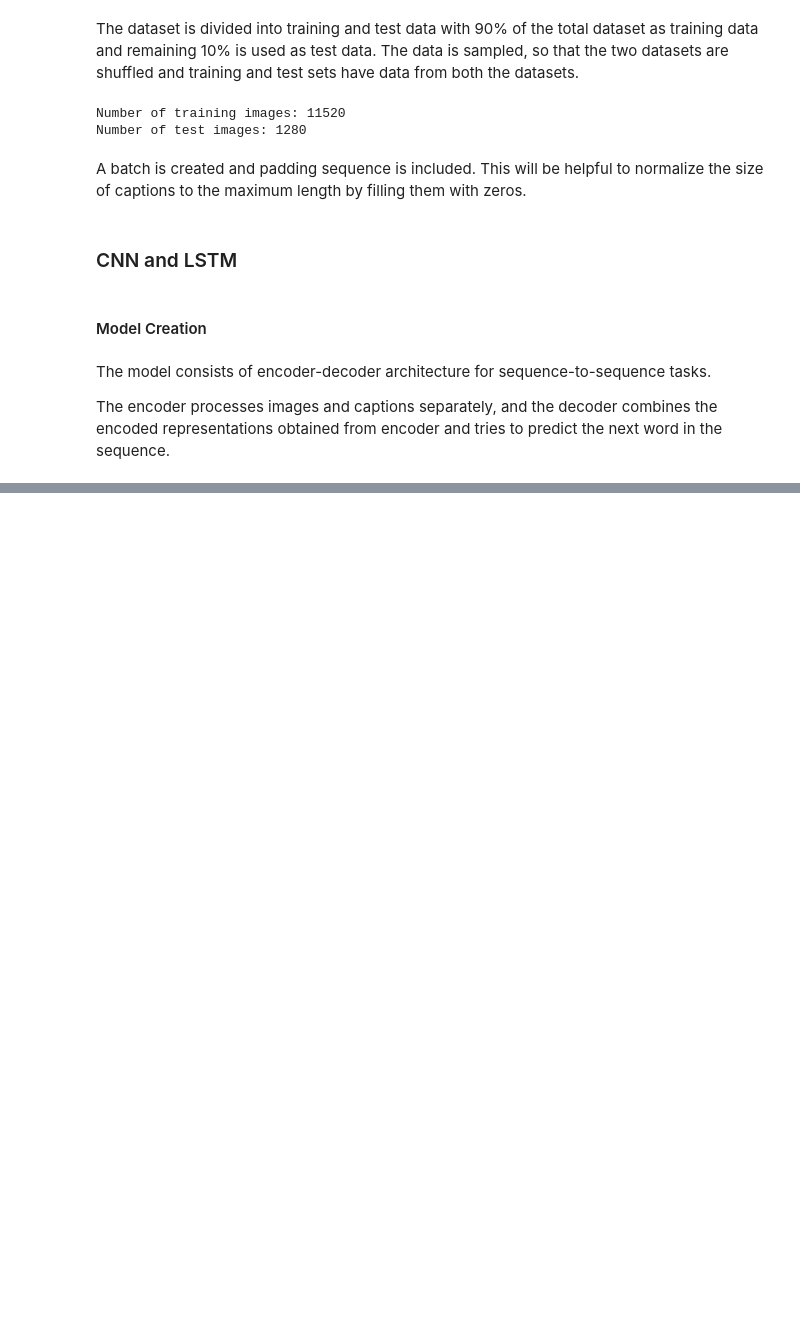
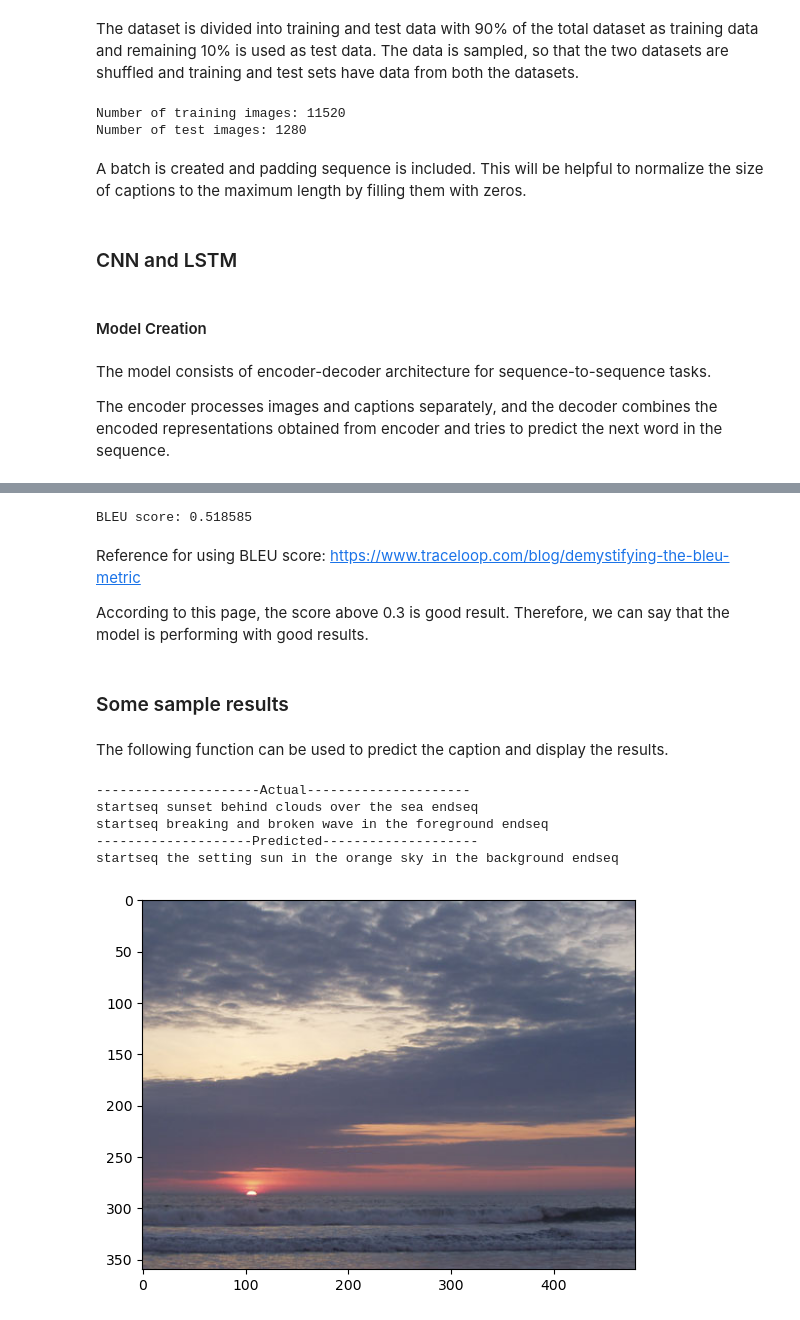
Before and after one commit to bhavanakv/ImageCaptionGenerator, a Jupyter notebook: ImageCaptionGenerator.ipynb, the cells around one changed output, grey strips where cells are left out. Drawn from its saved outputs; the diff is of its cells as text; code cells hidden in the pictures; blank space fills up the shorter version.

```diff
--- a/ImageCaptionGenerator.ipynb
+++ b/ImageCaptionGenerator.ipynb
@@ -148,7 +154,7 @@ dataset1_path = 'Data/Images_Dataset1'
 dataset2_path = 'Data/Images_Dataset2'
 
 # Dataset 1
-for img_name in os.listdir(dataset1_path):
+for img_name in tqdm(os.listdir(dataset1_path)):
     # Loading the images with size 224 * 224
     img_path = dataset1_path + '/' + img_name
     image = load_img(img_path, target_size=(224, 224))
@@ -165,7 +171,7 @@ for img_name in os.listdir(dataset1_path):
     features[image_id] = feature
 
 # Dataset 2
-for img_name in os.listdir(dataset2_path):
+for img_name in tqdm(os.listdir(dataset2_path)):
     # Loading the images with size 224 * 224
     img_path = dataset2_path + '/' + img_name
     image = load_img(img_path, target_size=(224, 224))
@@ -313,0 +395,56 @@ model.save('model.h5')
+# %%
+# Calculating the model score
+from nltk.translate.bleu_score import corpus_bleu
+
+actual, predicted = list(), list()
+for key in tqdm(test_ids):
+    # Actual captions
+    captions = mapping[key+'.jpg']
+    # Predicted caption
+    y_pred = predict_caption(model, extracted_features[key], tokenizer, max_length)
+    # Corpus of actual and predicted captions are created
+    actual_captions = [caption.split() for caption in captions]
+    y_pred = y_pred.split()
+    actual.append(actual_captions)
+    predicted.append(y_pred)
+
+# Score based on the actual and predicted captions
+print("BLEU score: %f" % corpus_bleu(actual, predicted, weights=(1.0, 0, 0, 0)))
+# %% [output]
+BLEU score: 0.518585
+# %% [markdown]
+Reference for using BLEU score: https://www.traceloop.com/blog/demystifying-the-bleu-metric
+
+According to this page, the score above 0.3 is good result. Therefore, we can say that the model is performing with good results.
+# %% [markdown]
+### Some sample results
+# %% [markdown]
+The following function can be used to predict the caption and display the results.
+# %%
+from PIL import Image
+import matplotlib.pyplot as plt
+
+# Function to generate the caption for given image name
+def generate_caption(image_name):
+    # load the image
+    image_id = image_name.split('.')[0]
+    img_path = 'Data/Images_Dataset2/' + image_name
+    image = Image.open(img_path)
+    captions = mapping[image_id+".jpg"]
+    print('---------------------Actual---------------------')
+    for caption in captions:
+        print(caption)
+    # Predicting the caption
+    y_pred = predict_caption(model, extracted_features[image_id], tokenizer, max_length)
+    print('--------------------Predicted--------------------')
+    print(y_pred)
+    plt.imshow(image)
+# %%
+generate_caption('10615.jpg')
+# %% [output]
+---------------------Actual---------------------
+startseq sunset behind clouds over the sea endseq
+startseq breaking and broken wave in the foreground endseq
+--------------------Predicted--------------------
+startseq the setting sun in the orange sky in the background endseq
+[figure, added]
```
Also changed, not shown: parts of 19 cells of this notebook.
